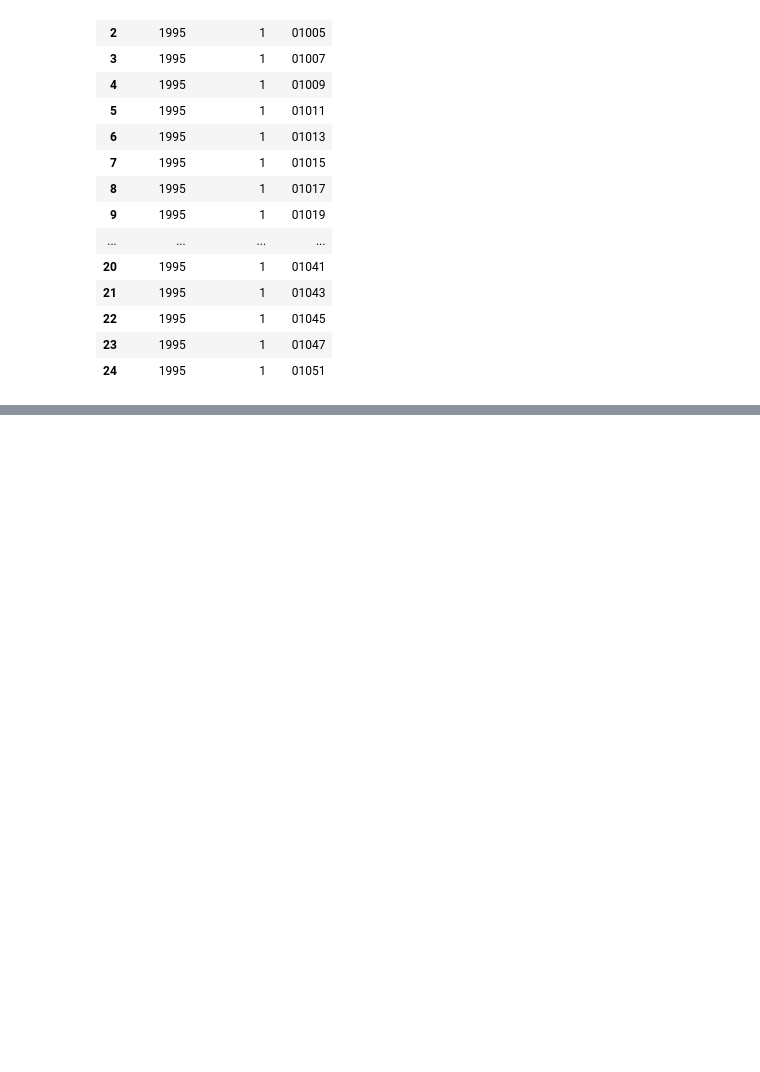
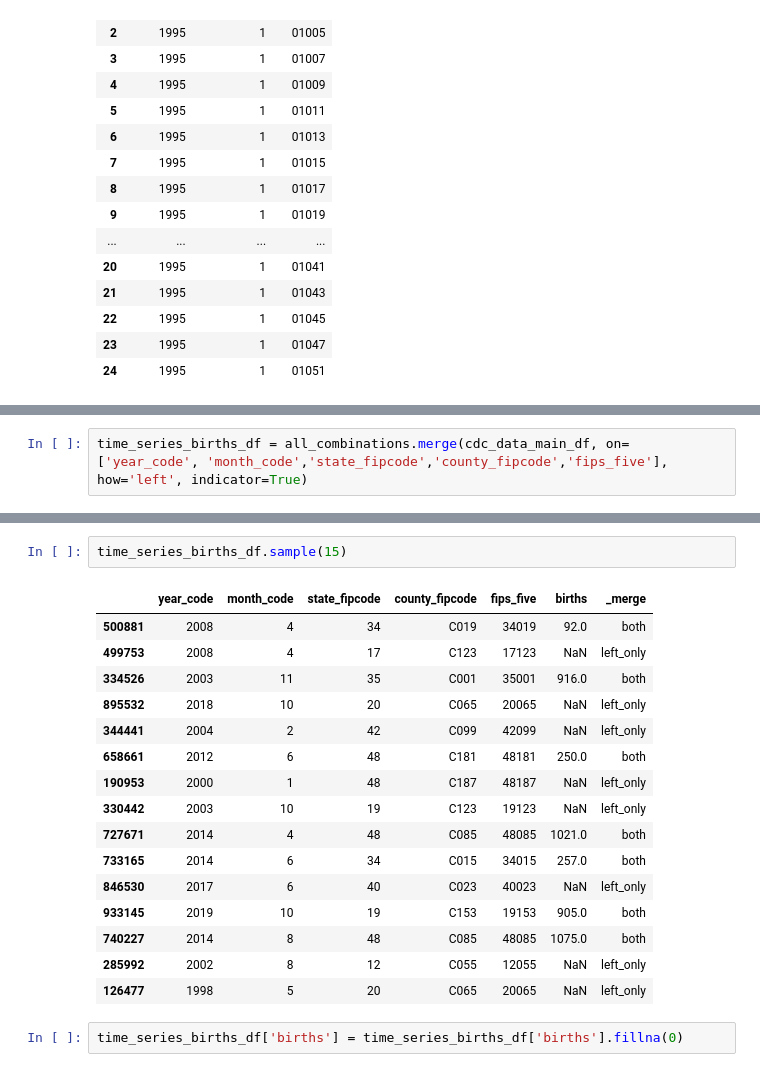
Before and after one commit to Caprikey/WGU_D497_Project_1, a Jupyter notebook: notebooks/data_analysis_main.ipynb, the cells around one changed output, grey strips where cells are left out. Cells and saved outputs as stored; diff of their text form; blank space fills up the shorter version.

```diff
--- a/notebooks/data_analysis_main.ipynb
+++ b/notebooks/data_analysis_main.ipynb
@@ -279,0 +405,2 @@ all_combinations.head(25)
+# %%
+time_series_births_df = all_combinations.merge(cdc_data_main_df, on=['year_code', 'month_code','state_fipcode','county_fipcode','fips_five'], how='left', indicator=True)
@@ -279,0 +424,21 @@ all_combinations.head(25)
+# %%
+time_series_births_df.sample(15)
+# %% [output]
+|  | year_code | month_code | state_fipcode | county_fipcode | fips_five | births | _merge |
+| 500881 | 2008 | 4 | 34 | C019 | 34019 | 92.0 | both |
+| 499753 | 2008 | 4 | 17 | C123 | 17123 | NaN | left_only |
+| 334526 | 2003 | 11 | 35 | C001 | 35001 | 916.0 | both |
+| 895532 | 2018 | 10 | 20 | C065 | 20065 | NaN | left_only |
+| 344441 | 2004 | 2 | 42 | C099 | 42099 | NaN | left_only |
+| 658661 | 2012 | 6 | 48 | C181 | 48181 | 250.0 | both |
+| 190953 | 2000 | 1 | 48 | C187 | 48187 | NaN | left_only |
+| 330442 | 2003 | 10 | 19 | C123 | 19123 | NaN | left_only |
+| 727671 | 2014 | 4 | 48 | C085 | 48085 | 1021.0 | both |
+| 733165 | 2014 | 6 | 34 | C015 | 34015 | 257.0 | both |
+| 846530 | 2017 | 6 | 40 | C023 | 40023 | NaN | left_only |
+| 933145 | 2019 | 10 | 19 | C153 | 19153 | 905.0 | both |
+| 740227 | 2014 | 8 | 48 | C085 | 48085 | 1075.0 | both |
+| 285992 | 2002 | 8 | 12 | C055 | 12055 | NaN | left_only |
+| 126477 | 1998 | 5 | 20 | C065 | 20065 | NaN | left_only |
+# %%
+time_series_births_df['births'] = time_series_births_df['births'].fillna(0)
```
Also changed, not shown: parts of 64 cells of this notebook, 22 other files.
